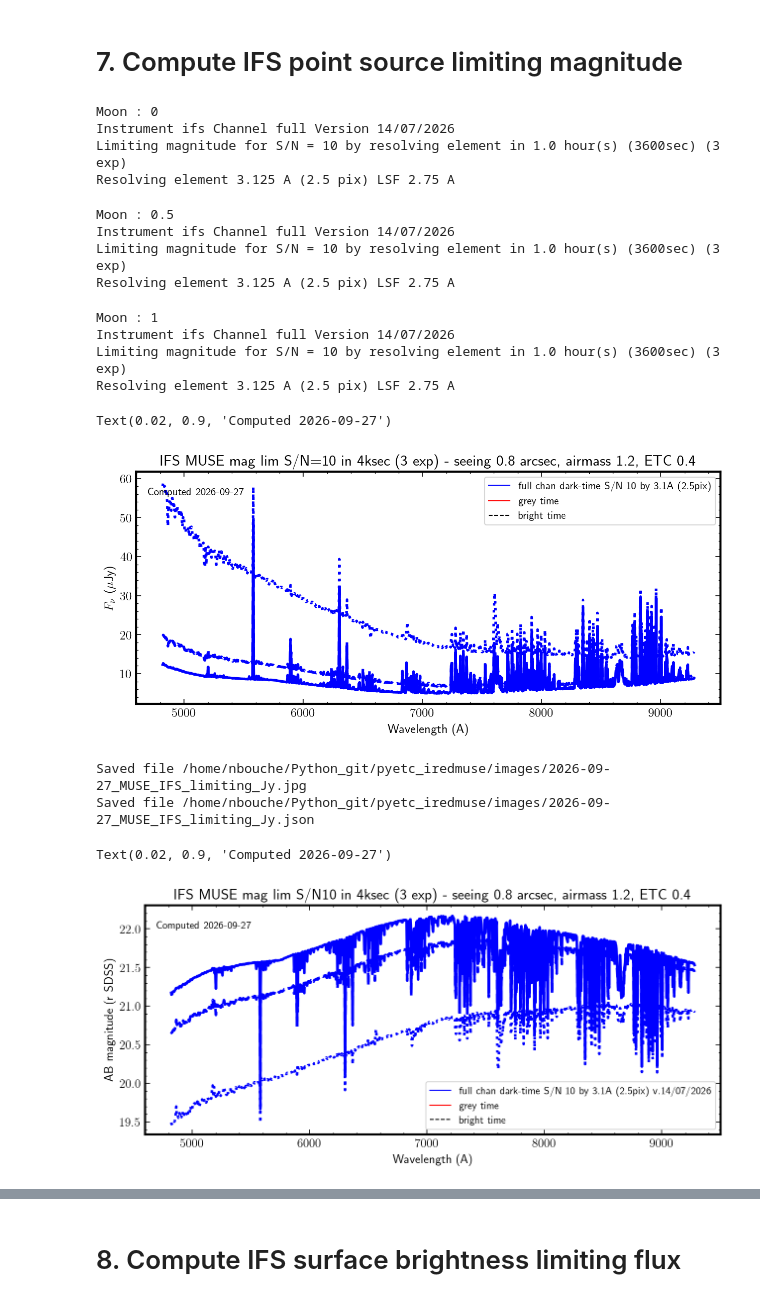
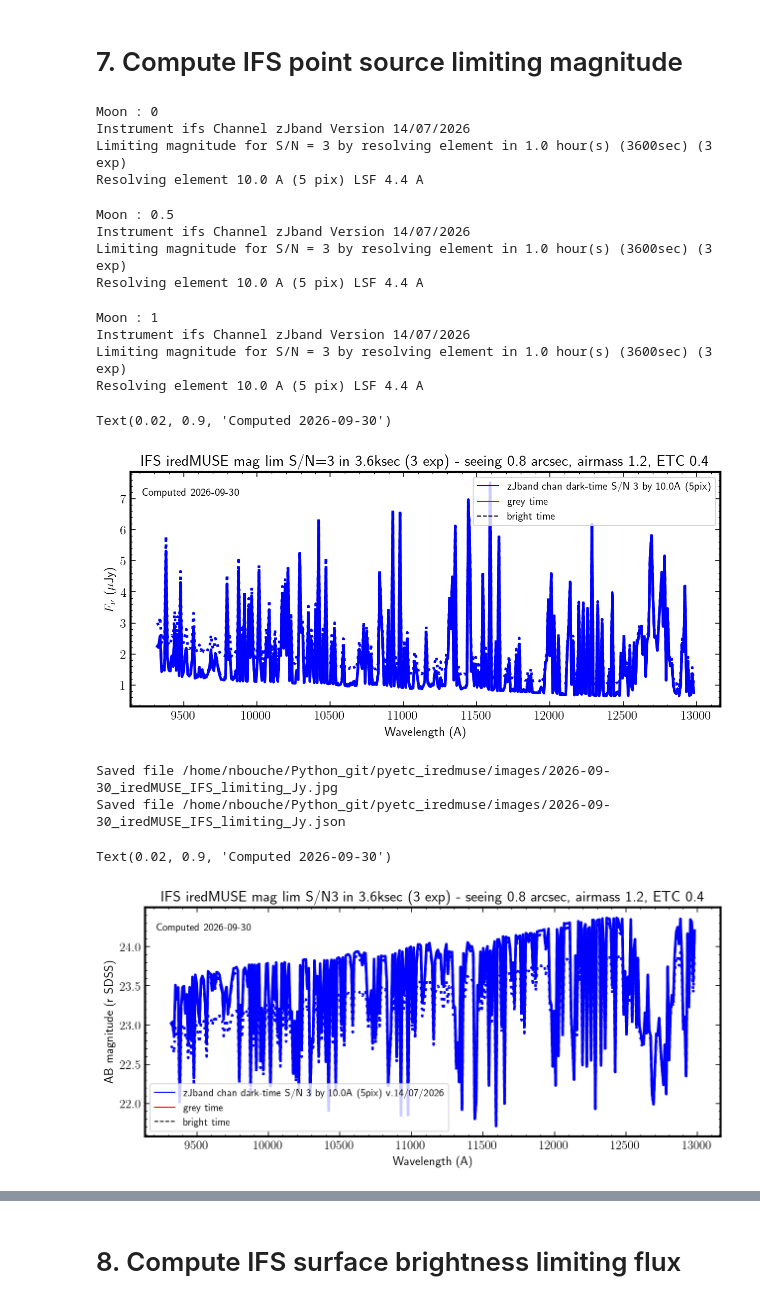
Before and after one commit to nicolas-f-bouche/pyetc_iredmuse, a Jupyter notebook: notebooks/iredmuse_LimMag.ipynb, the cells around one changed output, grey strips where cells are left out. Saved outputs shown, nothing was run; the diff lists cells and outputs as text; code cells hidden in the pictures.

```diff
--- a/notebooks/iredmuse_LimMag.ipynb
+++ b/notebooks/iredmuse_LimMag.ipynb
@@ -206,7 +216,7 @@ plt.savefig(f"{path_to_images}/{instru.name}_resolution.png")
 # %% [markdown]
 # 5. Select channel
 # %%
-ch='full' #'zJband'
+ch='zJband'
 ins=instru.ifs[ch]
 ifs_channels=[ch]
 # %% [markdown]
@@ -230,8 +240,8 @@ ifs_obs_ps = {
     "Obj_Spat_Dis": 'ps',
     "Obj_SED": 'uniform',    # 'upload'
     #"UPLOAD_FILE": "mypath", # File to upload
-    "COADD_WL": 2.5,
-    "SNR_REQ" : 10,
+    "COADD_WL": 5,
+    "SNR_REQ" : 3,
     "COADD_XY": 'best',
 }
 #line emission
@@ -241,8 +251,8 @@ ifs_obs_psl = {
     "Obj_Spat_Dis": 'ps',
     "Obj_SED": 'line',
     "SEL_FWHM": 5, #line FWHM in A / 150km/s at 1mu
-    "COADD_WL": 2.5,
-    "SNR_REQ" : 10,
+    "COADD_WL": 2,
+    "SNR_REQ" : 3,
     "COADD_XY": 'best',
 }
 #SB limit
@@ -250,7 +260,7 @@ ifs_obs_sb = {
     "INS": "ifs",
     "Obj_Spat_Dis": 'sb',
     "Obj_SED": 'uniform',
-    "COADD_WL": 3,
+    "COADD_WL": 5,
     "COADD_XY": 16,
     "SNR_REQ" : 3,
 }
@@ -301,17 +311,17 @@ for fli in [0,0.5,1]:
     ifs_psmag.append(dm)
 # %% [output]
 Moon : 0
-Instrument ifs Channel full Version 14/07/2026
-Limiting magnitude for S/N = 10 by resolving element in 1.0 hour(s) (3600sec) (3 exp)
-Resolving element 3.125 A (2.5 pix) LSF 2.75 A
+Instrument ifs Channel zJband Version 14/07/2026
+Limiting magnitude for S/N = 3 by resolving element in 1.0 hour(s) (3600sec) (3 exp)
+Resolving element 10.0 A (5 pix) LSF 4.4 A
 Moon : 0.5
-Instrument ifs Channel full Version 14/07/2026
-Limiting magnitude for S/N = 10 by resolving element in 1.0 hour(s) (3600sec) (3 exp)
-Resolving element 3.125 A (2.5 pix) LSF 2.75 A
+Instrument ifs Channel zJband Version 14/07/2026
+Limiting magnitude for S/N = 3 by resolving element in 1.0 hour(s) (3600sec) (3 exp)
+Resolving element 10.0 A (5 pix) LSF 4.4 A
 Moon : 1
-Instrument ifs Channel full Version 14/07/2026
-Limiting magnitude for S/N = 10 by resolving element in 1.0 hour(s) (3600sec) (3 exp)
-Resolving element 3.125 A (2.5 pix) LSF 2.75 A
+Instrument ifs Channel zJband Version 14/07/2026
+Limiting magnitude for S/N = 3 by resolving element in 1.0 hour(s) (3600sec) (3 exp)
+Resolving element 10.0 A (5 pix) LSF 4.4 A
 # %%
 fig,ax = plt.subplots(1,1,figsize=(10,4))
 labs = []
@@ -331,7 +341,7 @@ ax.set_ylabel(r'$F_{\nu}$ ($\mu$Jy)')
 see = 'GLAO' if full_obs['GLAO'] else f"seeing {ob['seeing']} arcsec"
 integ = full_obs['NDIT']*full_obs['DIT']/1000
 snr_req=full_obs['SNR_REQ']
-ax.set_title(f"IFS {instru.name} mag lim S/N={snr_req} in {integ:.0f}ksec ({full_obs['NDIT']} exp) - {see}, airmass {full_obs['AM']}, ETC {__version__}");
+ax.set_title(f"IFS {instru.name} mag lim S/N={snr_req} in {integ:.1f}ksec ({full_obs['NDIT']} exp) - {see}, airmass {full_obs['AM']}, ETC {__version__}");
 ax.grid()
 custom_lines = [Line2D([0], [0], color='blue', lw=1),
                 Line2D([0], [0], color='red', lw=1),
@@ -344,8 +354,8 @@ ax.legend(custom_lines, labs, fontsize=10,loc=1)
 today = datetime.now().strftime("%Y-%m-%d")
 ax.text(0.02, 0.90, f"Computed {today}", transform=ax.transAxes, size=10)
 # %% [output]
-Text(0.02, 0.9, 'Computed 2026-09-27')
+Text(0.02, 0.9, 'Computed 2026-09-30')
-[figure, old version]
+[figure, new version]
 # %%
 today = datetime.now().strftime("%Y-%m-%d")
 outfig = os.path.join(path_to_images,f"{today}_{instru.name}_IFS_limiting_Jy.jpg")
@@ -357,41 +367,41 @@ with open(outres, "w") as f:
     json.dump(ifs_psmag, f, indent=2)
 print(f"Saved file {outres}")
 # %% [output]
-Saved file /home/nbouche/Python_git/pyetc_iredmuse/images/2026-09-27_MUSE_IFS_limiting_Jy.jpg
-Saved file /home/nbouche/Python_git/pyetc_iredmuse/images/2026-09-27_MUSE_IFS_limiting_Jy.json
+Saved file /home/nbouche/Python_git/pyetc_iredmuse/images/2026-09-30_iredMUSE_IFS_limiting_Jy.jpg
+Saved file /home/nbouche/Python_git/pyetc_iredmuse/images/2026-09-30_iredMUSE_IFS_limiting_Jy.json
 # %%
 fig,ax = plt.subplots(1,1,figsize=(10,4))
 labs = []
 for d,c in zip(ifs_psmag[0]['dlim'], ['blue', 'red', 'orange']):
     lab = f"{d['chan']} chan dark-time S/N {snr} by {d['dr']:.1f}A ({d['pixspec']}pix) v.{d['version']}"
     labs.append(lab)
     ax.plot(d['waves'], d['lmag'], color=c, ls='-')
 for d,c in zip(ifs_psmag[1]['dlim'], ['blue', 'red', 'orange']):
     ax.plot(d['waves'], d['lmag'], color=c, ls='--')
 for d,c in zip(ifs_psmag[2]['dlim'], ['blue', 'red', 'orange']):
     ax.plot(d['waves'], d['lmag'], color=c, ls=':')
 ax.set_xlabel('Wavelength (A)')
 ax.set_ylabel('AB magnitude (r SDSS)')
 see = 'GLAO' if full_obs['GLAO'] else f"seeing {ob['seeing']} arcsec"
 integ_ks = full_obs['NDIT']*full_obs['DIT']/1000
 integ_sec = full_obs['NDIT']*full_obs['DIT']
 
 snr_req=full_obs['SNR_REQ']
-ax.set_title(f"IFS {instru.name} mag lim S/N{snr_req} in {integ_ks:.0f}ksec ({full_obs['NDIT']} exp) - {see}, airmass {full_obs['AM']}, ETC {__version__}");
+ax.set_title(f"IFS {instru.name} mag lim S/N{snr_req} in {integ_ks:.1f}ksec ({full_obs['NDIT']} exp) - {see}, airmass {full_obs['AM']}, ETC {__version__}");
 ax.grid()
 custom_lines = [Line2D([0], [0], color='blue', lw=1),
                 Line2D([0], [0], color='red', lw=1),
                 Line2D([0], [0], color='black', ls='--', lw=1),
                 Line2D([0], [0], color='black', ls=':', lw=1),
                ]
 labs.append(f"grey time")
 labs.append(f"bright time")
 ax.legend(custom_lines, labs, fontsize=10)
 today = datetime.now().strftime("%Y-%m-%d")
 ax.text(0.02, 0.90, f"Computed {today}", transform=ax.transAxes, size=10)
 # %% [output]
-Text(0.02, 0.9, 'Computed 2026-09-27')
+Text(0.02, 0.9, 'Computed 2026-09-30')
-[figure, old version]
+[figure, new version]
 # %%
 today = datetime.now().strftime("%Y-%m-%d")
 outfig = os.path.join(path_to_images,f"{today}_{instru.name}_IFS_limiting_mag.jpg")
```
Also changed, not shown: parts of 30 cells of this notebook, 2 other files.
